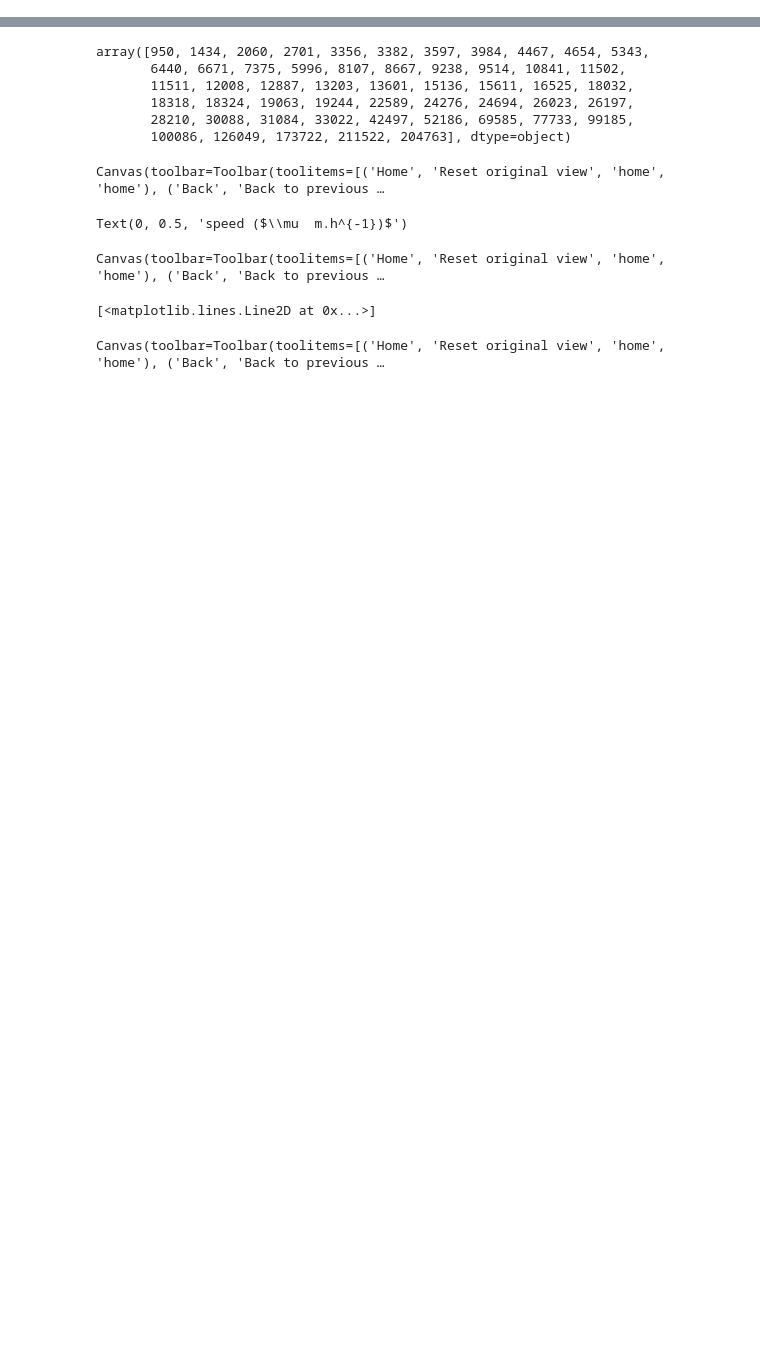
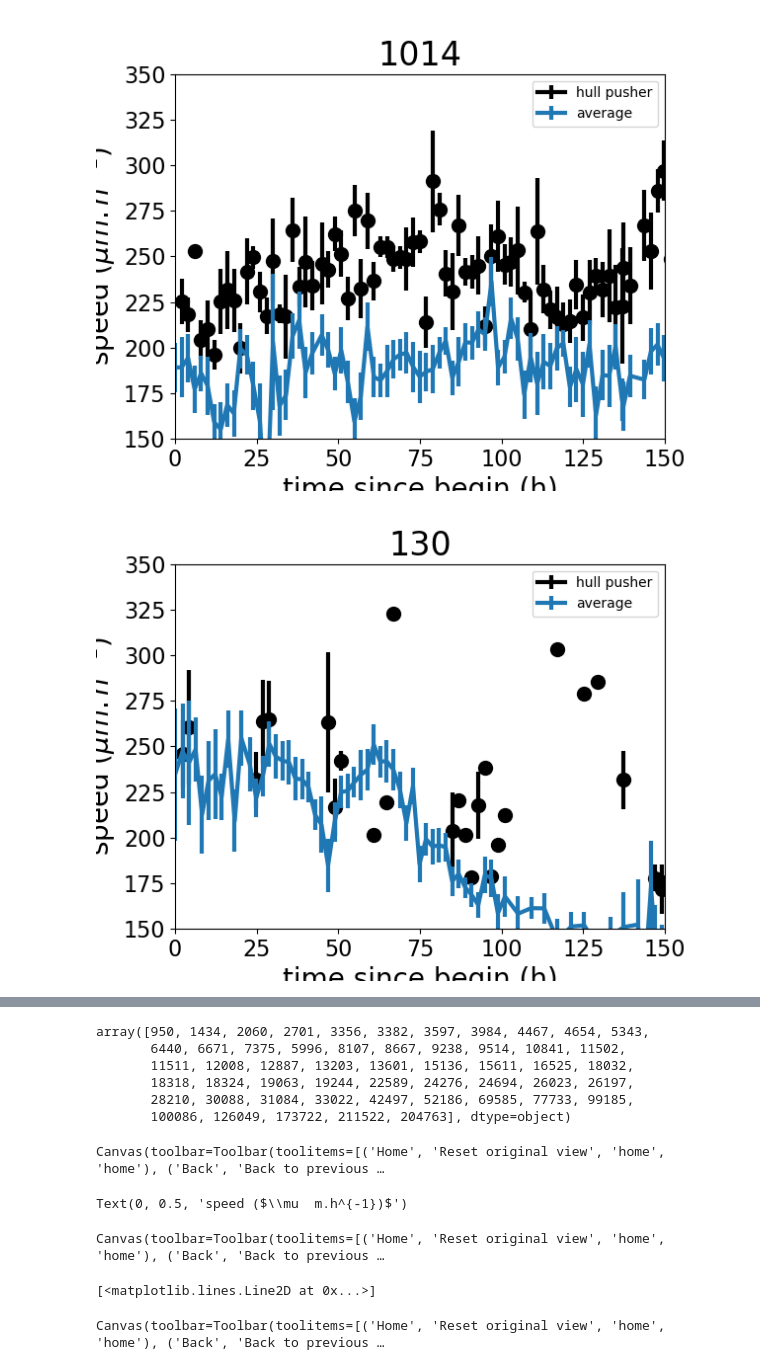
Before and after one commit to Cocopyth/local_amf, a Jupyter notebook: data/cross_corelate_trajectory.ipynb, the cells around one changed output, grey strips where cells are left out. Saved outputs shown, nothing was run; the diff lists cells and outputs as text; code cells hidden in the pictures; blank space fills up the shorter version.

```diff
--- a/data/cross_corelate_trajectory.ipynb
+++ b/data/cross_corelate_trajectory.ipynb
@@ -41,0 +261,31 @@ time_hypha_info['new_branch'] = time_hypha_info.apply(get_branch, axis=1)
+# %%
+for plate in plates:
+    time_hypha_plate = time_hypha_info.loc[time_hypha_info['unique_id'].astype(str).str[:len(str(plate))]==str(plate)]
+
+    fig,ax = plt.subplots()
+    data,dy,select_movements = get_average_time_data(plate,time_hypha_info,2)
+    hyphae_hull = get_hyphae_hull(plate,analysis_folders)
+    if len(hyphae_hull)>0:
+        label = 'hull pusher'
+        for t in range(1,len(time_hypha_plate['timestep'].unique())-1):
+            select = time_hypha_plate.loc[time_hypha_plate['timestep']==t]
+            select = select.loc[select['end'].isin(hyphae_hull[t-1]) |select['end'].isin(hyphae_hull[t]) |select['end'].isin(hyphae_hull[t+1])]
+            select = select.loc[select['speed'].between(150,350)]
+            if len(select)>0:
+                ax.scatter(select['time_since_begin_h'].iloc[0]/pd.Timedelta(hours = 1),np.mean(select["speed"]),color='black')
+                ax.errorbar(select['time_since_begin_h'].iloc[0]/pd.Timedelta(hours = 1),np.mean(select["speed"]),np.std(select["speed"])/np.sqrt(len(select)),color='black',label=label)
+                label = None
+            select = time_hypha_plate.loc[time_hypha_plate['timestep']==t]
+            # select = select.loc[select['end'].isin(hyphae_hull[t-1]) |select['end'].isin(hyphae_hull[t]) |select['end'].isin(hyphae_hull[t+1])]
+        # ax.plot(data.index/pd.Timedelta(hours = 1),data)
+        ax.errorbar(data.index/pd.Timedelta(hours = 1),data, yerr=dy,label='average')
+        ax.set_xlim(0,150)
+        ax.set_ylim(150,350)
+    ax.legend()
+    ax.set_title(f'{plate}')
+    # break
+    ax.set_xlabel('time since begin (h)')
+    ax.set_ylabel('speed ($\mu m.h^{-1}$)')
+# %% [output]
+[figure, added]
+[figure, added]
```
Also changed, not shown: parts of 36 cells of this notebook, 12 other files.
